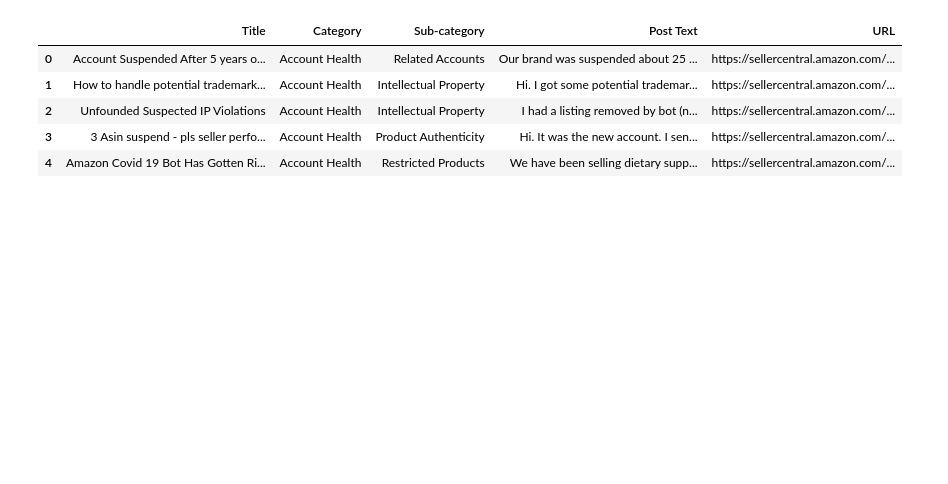
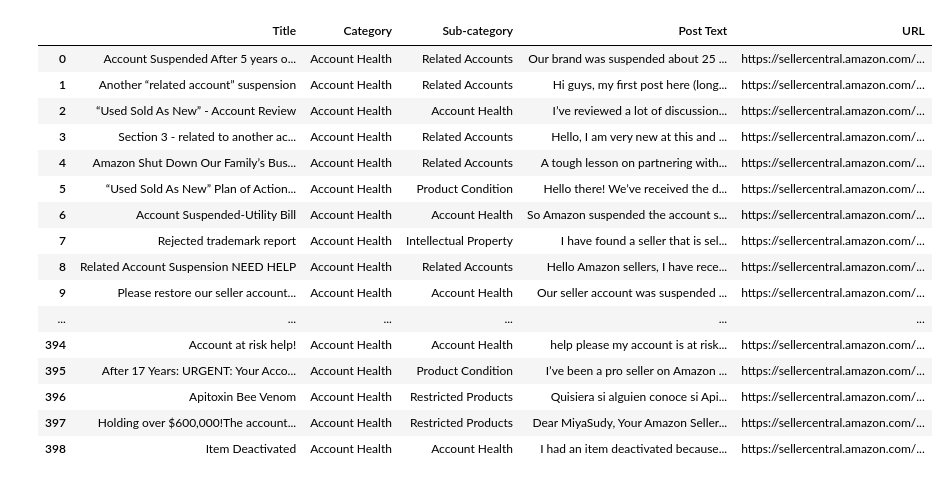
Before and after one commit to ridhijs/STEM-Away-MLTeam7, a Jupyter notebook: Data/Amazon_scrape.ipynb, the cells around one changed output. Drawn from its saved outputs; the diff is of its cells as text; code cells hidden in the pictures; blank space fills up the shorter version.

```diff
--- a/Data/Amazon_scrape.ipynb
+++ b/Data/Amazon_scrape.ipynb
@@ -5,7 +5,7 @@ from selenium.webdriver.common.keys import Keys
 import time
 import pandas as pd
 # %%
-driver = webdriver.Chrome()
+driver = webdriver.Chrome(r'C:\\Users\nedas\anaconda3\pkgs\chromedriver_win32\chromedriver.exe')
 driver.set_page_load_timeout(15)
 driver.get('https://sellercentral.amazon.com/forums/c/account-health')
 
@@ -52,13 +52,24 @@ DF1['Sub-category'] = sub_cats
 DF1['Post Text'] = posts
 DF1['URL'] = links
 # %%
-DF1.head()
+DF1
 # %% [output]
 |  | Title | Category | Sub-category | Post Text | URL |
 | 0 | Account Suspended After 5 years o... | Account Health | Related Accounts | Our brand was suspended about 25 ... | https://sellercentral.amazon.com/... |
-| 1 | How to handle potential trademark... | Account Health | Intellectual Property | Hi. I got some potential trademar... | https://sellercentral.amazon.com/... |
-| 2 | Unfounded Suspected IP Violations | Account Health | Intellectual Property | I had a listing removed by bot (n... | https://sellercentral.amazon.com/... |
-| 3 | 3 Asin suspend - pls seller perfo... | Account Health | Product Authenticity | Hi. It was the new account. I sen... | https://sellercentral.amazon.com/... |
-| 4 | Amazon Covid 19 Bot Has Gotten Ri... | Account Health | Restricted Products | We have been selling dietary supp... | https://sellercentral.amazon.com/... |
+| 1 | Another “related account” suspension | Account Health | Related Accounts | Hi guys, my first post here (long... | https://sellercentral.amazon.com/... |
+| 2 | “Used Sold As New” - Account Review | Account Health | Account Health | I’ve reviewed a lot of discussion... | https://sellercentral.amazon.com/... |
+| 3 | Section 3 - related to another ac... | Account Health | Related Accounts | Hello, I am very new at this and ... | https://sellercentral.amazon.com/... |
+| 4 | Amazon Shut Down Our Family’s Bus... | Account Health | Related Accounts | A tough lesson on partnering with... | https://sellercentral.amazon.com/... |
+| 5 | “Used Sold As New” Plan of Action... | Account Health | Product Condition | Hello there! We’ve received the d... | https://sellercentral.amazon.com/... |
+| 6 | Account Suspended-Utility Bill | Account Health | Account Health | So Amazon suspended the account s... | https://sellercentral.amazon.com/... |
+| 7 | Rejected trademark report | Account Health | Intellectual Property | I have found a seller that is sel... | https://sellercentral.amazon.com/... |
+| 8 | Related Account Suspension NEED HELP | Account Health | Related Accounts | Hello Amazon sellers, I have rece... | https://sellercentral.amazon.com/... |
+| 9 | Please restore our seller account... | Account Health | Account Health | Our seller account was suspended ... | https://sellercentral.amazon.com/... |
+| ... | ... | ... | ... | ... | ... |
+| 394 | Account at risk help! | Account Health | Account Health | help please my account is at risk... | https://sellercentral.amazon.com/... |
+| 395 | After 17 Years: URGENT: Your Acco... | Account Health | Product Condition | I’ve been a pro seller on Amazon ... | https://sellercentral.amazon.com/... |
+| 396 | Apitoxin Bee Venom | Account Health | Restricted Products | Quisiera si alguien conoce si Api... | https://sellercentral.amazon.com/... |
+| 397 | Holding over $600,000!The account... | Account Health | Restricted Products | Dear MiyaSudy, Your Amazon Seller... | https://sellercentral.amazon.com/... |
+| 398 | Item Deactivated | Account Health | Account Health | I had an item deactivated because... | https://sellercentral.amazon.com/... |
 # %%
 DF2 = create_response_df(links, responses)
```
Also changed, not shown: parts of 8 cells of this notebook.
